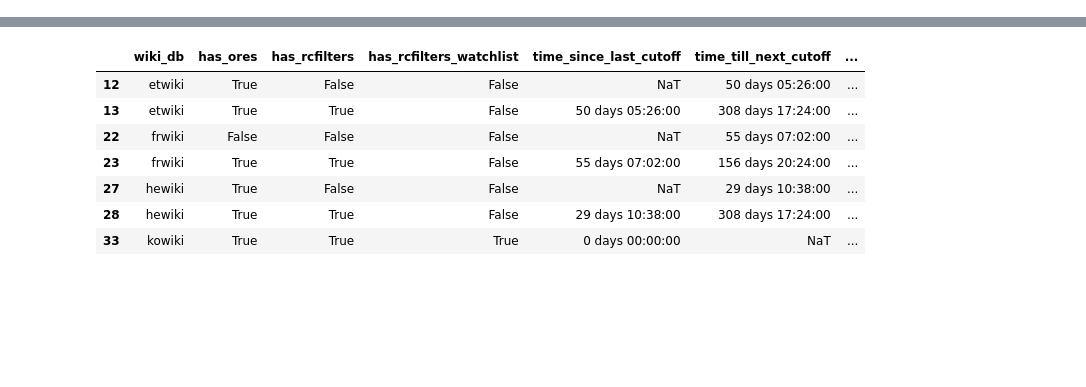
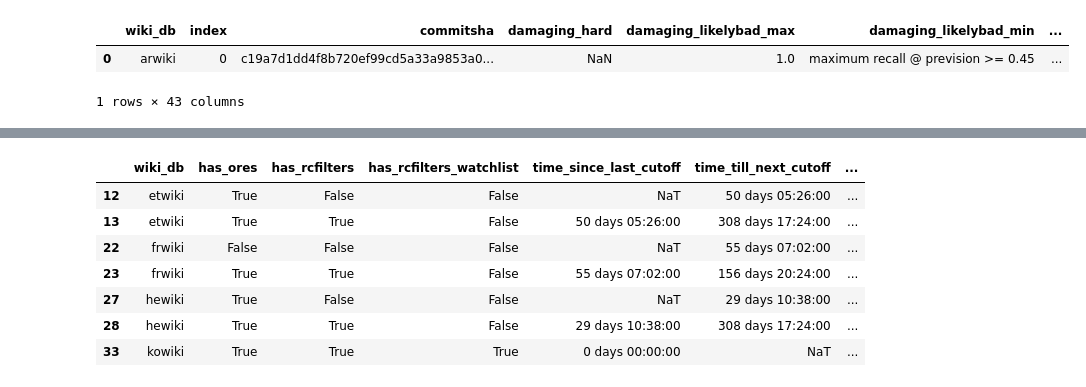
Before and after one commit to wikimedia/ores_bias_project, a Jupyter notebook: Threshhold_analysis.ipynb, the cells around one changed output, grey strips where cells are left out. Cells and saved outputs as stored; diff of their text form; code cells hidden in the pictures; blank space fills up the shorter version.

```diff
--- a/Threshhold_analysis.ipynb
+++ b/Threshhold_analysis.ipynb
@@ -71,4 +94,10 @@ cutoffs.loc[(cutoffs.time_since_last_cutoff<=pd.Timedelta(60,'D')) | (cutoffs.ti
 | 68 | wikidatawiki | True | True | True | 0 days 00:00:00 | NaT | ... |
+# %%
+cutoffs.loc[cutoffs.wiki_db == 'arwiki']
+# %% [output]
+|  | wiki_db | index | commitsha | damaging_hard | damaging_likelybad_max | damaging_likelybad_min | ... |
+| 0 | arwiki | 0 | c19a7d1dd4f8b720ef99cd5a33a9853a0... | NaN | 1.0 | maximum recall @ prevision >= 0.45 | ... |
+1 rows × 43 columns
 # %%
 # kowiki was enabled over two commits with the same deploy time
 cutoffs = cutoffs.drop(32)
```
Also changed, not shown: parts of 36 cells of this notebook.
